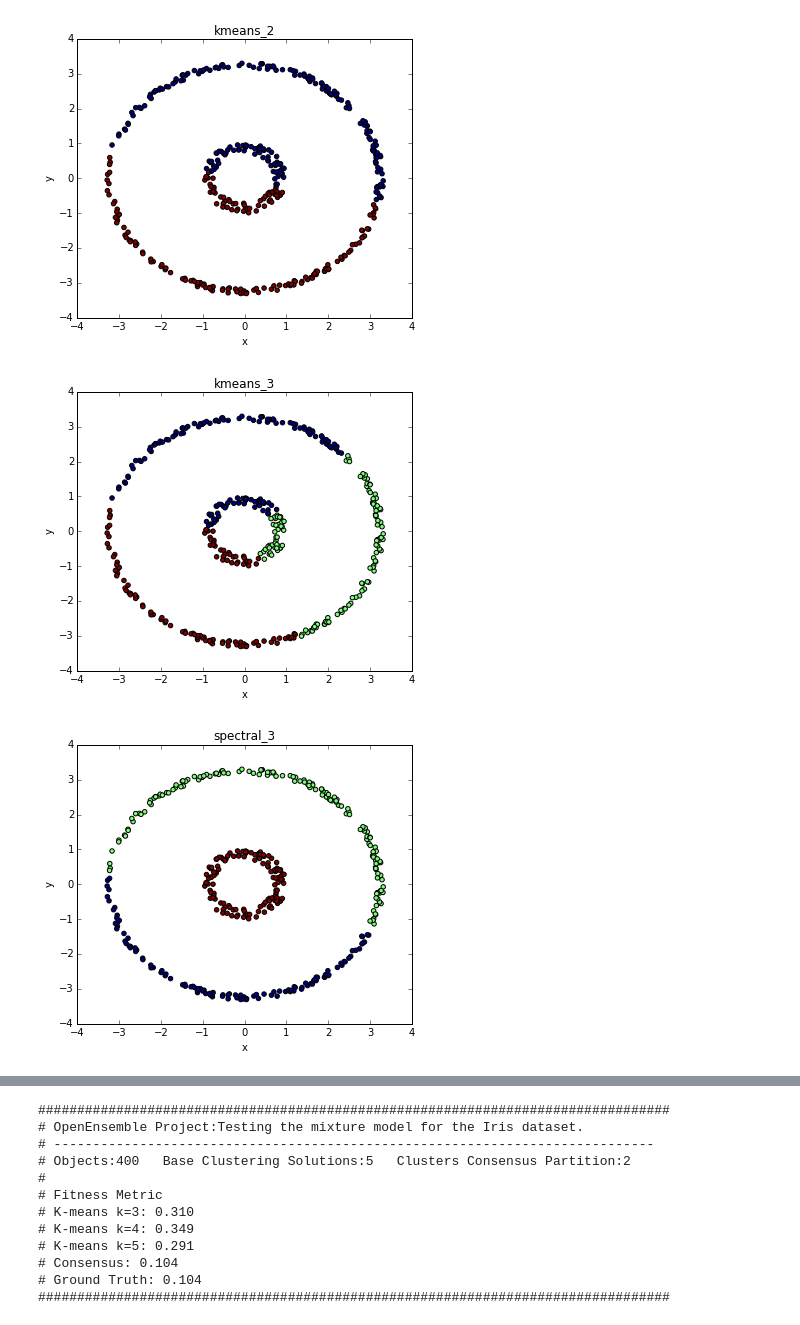
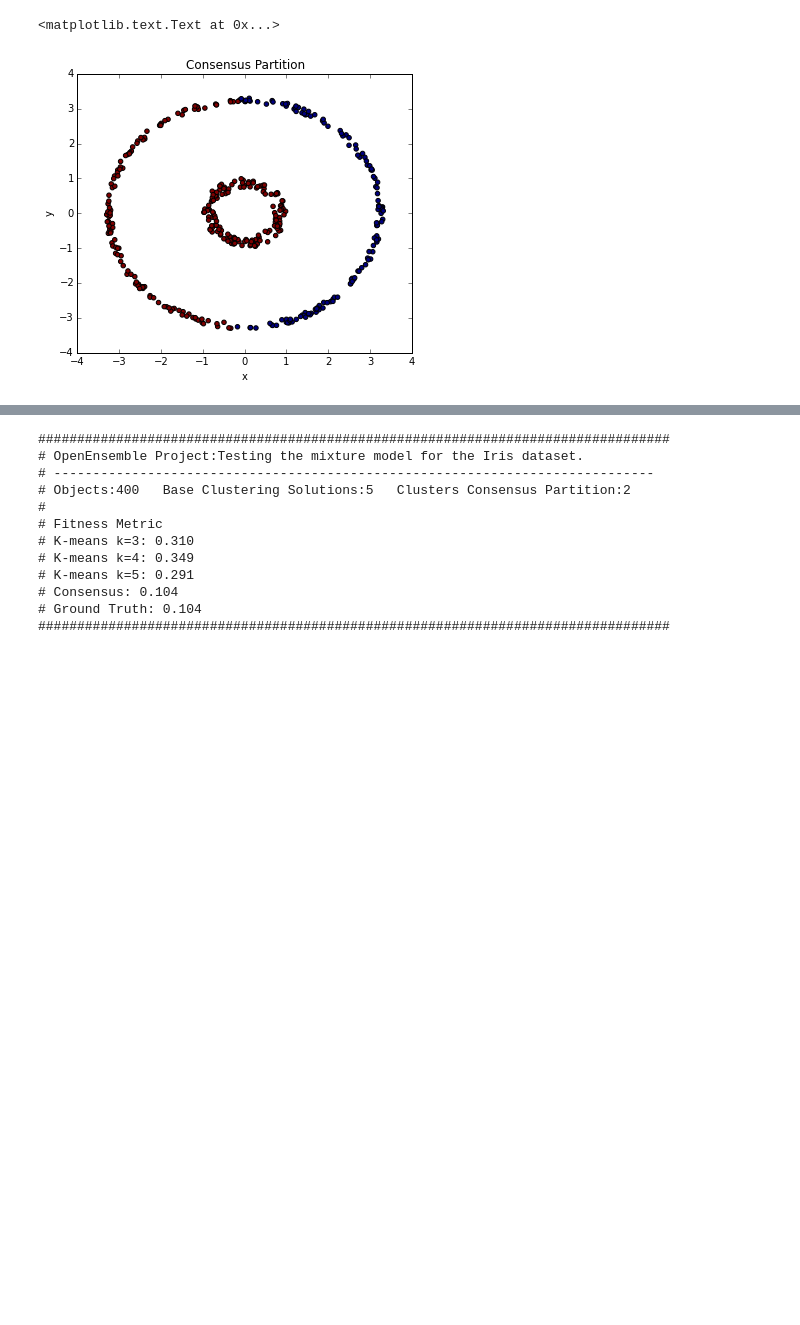
Before and after one commit to NaegleLab/OpenEnsembles, a Jupyter notebook: examples/example_half_rings.ipynb, the cells around one changed output, grey strips where cells are left out. Cells and saved outputs as stored; diff of their text form; code cells hidden in the pictures; blank space fills up the shorter version.

Commit message:
added mixture model class

```diff
--- a/examples/example_half_rings.ipynb
+++ b/examples/example_half_rings.ipynb
@@ -91,43 +103,27 @@ c.labels
 # %%
 ##################################################
-# Part I: Base Solutions                         #
+# Consensus Partition                            #
 ##################################################
+## Plot consensus partition
+fig = plt.figure(fignum, figsize=(6, 5))
+plt.clf() # clear the current figure
+fig.add_axes(rect= [0,0,0.95,1])
+plt.cla() # clear the current axis
 
-# 'Hirarch_Clust_2': skc.AgglomerativeClustering(n_clusters=2, affinity='euclidean',linkage='ward'),
-# 'Hirarch_Clust_3': skc.AgglomerativeClustering(n_clusters=3, affinity='euclidean',linkage='ward'),
+mixture_model = c.mixture_model(K=2)
 
-#baseSolutions = {'K_means_2': skc.KMeans(n_clusters=2), 'K_means_3': skc.KMeans(n_clusters=3),
-#                    'Spectral_2': skc.SpectralClustering(n_clusters=2),'Spectral_3': skc.SpectralClustering(n_clusters=3)}
-fignum = 1
-parg = []
+#N = 400
+#nEnsCluster = 2
+#list_of_baseSolutions = parg
+#ensembleObj = mixture_model.mixtureModel(list_of_baseSolutions, N, nEnsCluster, iterations=10)
+#piFinishing, consLabels = ensembleObj.emProcess()
 
-c = oe.cluster(dataObj)
-K = [2,3]
-algorithms = ['spectral', 'kmeans']
-X = dataObj.D['parent']
-for algorithm in algorithms:
-    for k in K:
-        name = "%s_%d"%(algorithm, k)
-        c.cluster('parent', algorithm, name, K=k)
-
-## Plot base clustering solutions
-for solution in c.labels:
-    fig = plt.figure(fignum, figsize=(6, 5))
-    plt.clf() # clear the current figure
-    fig.add_axes(rect= [0,0,0.95,1])
-
-    plt.cla() # clear the current axis
-    labels = c.labels[solution]
-
-    parg.append(labels)
-
-    plt.scatter(X[:,0], X[:,1], c=labels.astype(np.float))
-
-    plt.title(solution)
-    plt.ylabel('y')
-    plt.xlabel('x')
-    fignum += 1
+#parg.append(labels)
+labels = mixture_model.labels
+plt.scatter(X[:,0], X[:,1], c=labels.astype(np.float))
+plt.title('Consensus Partition')
+plt.ylabel('y')
+plt.xlabel('x')
 # %% [output]
+<matplotlib.text.Text at 0x...>
-[figure, old version]
+[figure, new version]
-[figure, removed]
-[figure, removed]
```
Also changed, not shown: parts of 9 cells of this notebook, 2 other files.
